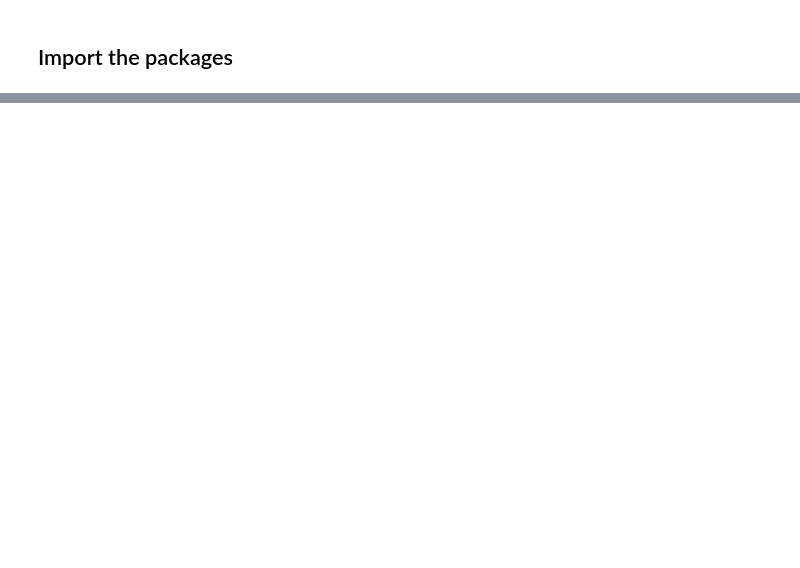
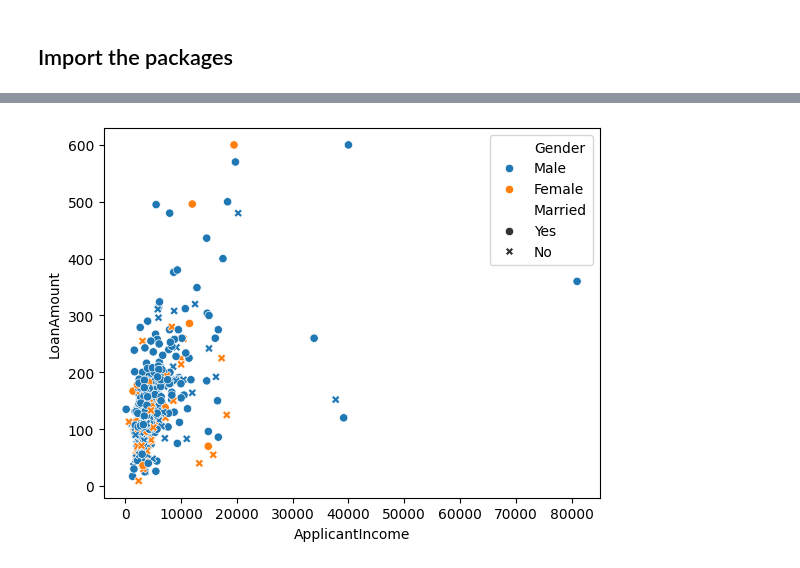
Before and after one commit to KKBUGHUNTER/Machine-Learning-Lab, a Jupyter notebook: Assignment-01/ModelTraining.ipynb, the cells around one changed output, grey strips where cells are left out. Drawn from its saved outputs; the diff is of its cells as text; code cells hidden in the pictures; blank space fills up the shorter version.

```diff
--- a/Assignment-01/ModelTraining.ipynb
+++ b/Assignment-01/ModelTraining.ipynb
@@ -180,0 +22,3 @@ print(db)
+# %%
+data = pd.read_csv('data/data.csv')
+data
@@ -180,0 +158,3 @@ print(db)
+# %%
+data.dropna(inplace=True)
+data
@@ -180,0 +195,5 @@ print(db)
+# %%
+sns.scatterplot(data=data, x='ApplicantIncome', y='LoanAmount', hue='Gender', style='Married')
+plt.show()
+# %% [output]
+[figure, added]
```
Also changed, not shown: parts of 45 cells of this notebook.
